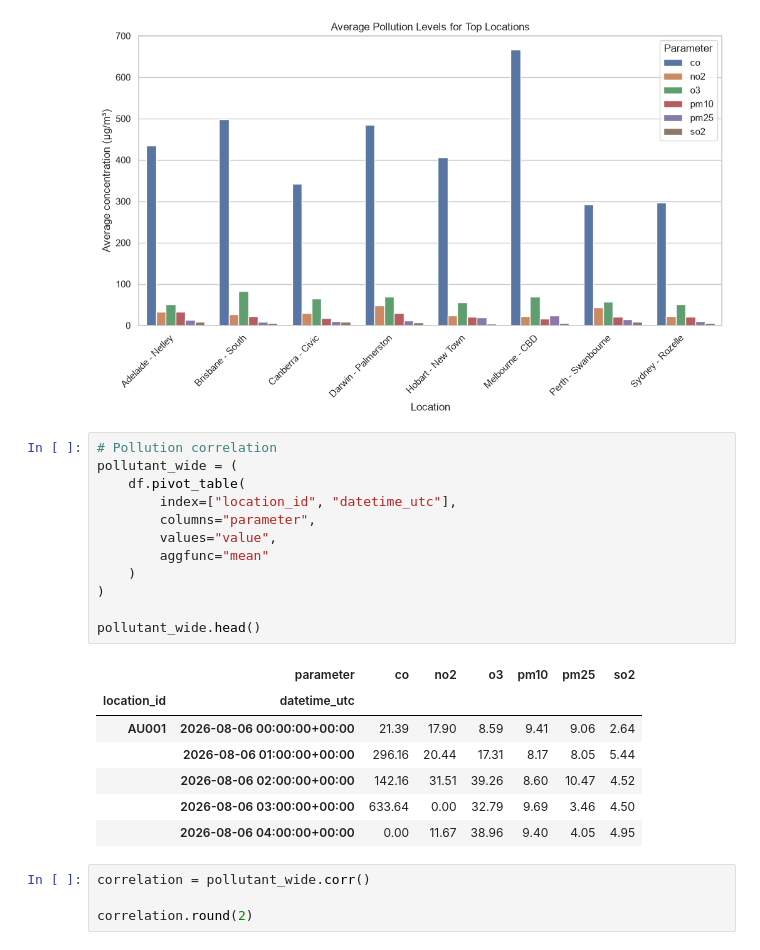
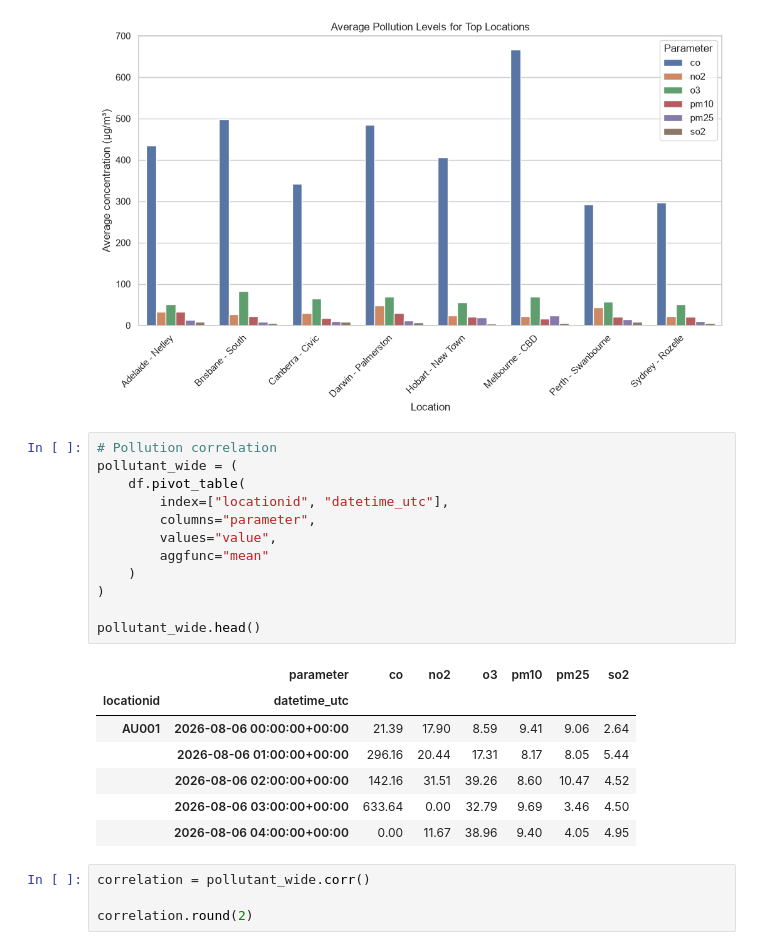
Before and after one commit to shahsandesh30/DataGuard, a Jupyter notebook: notebooks/layer2/silver_data_eda.ipynb, the cells around one changed output. Drawn from its saved outputs; the diff is of its cells as text.

Commit message:
fix: location id name consistent with aws

```diff
--- a/notebooks/layer2/silver_data_eda.ipynb
+++ b/notebooks/layer2/silver_data_eda.ipynb
@@ -633,18 +633,18 @@ plt.show()
 # %%
 # Pollution correlation
 pollutant_wide = (
     df.pivot_table(
-        index=["location_id", "datetime_utc"],
+        index=["locationid", "datetime_utc"],
         columns="parameter",
         values="value",
         aggfunc="mean"
     )
 )
 
 pollutant_wide.head()
 # %% [output]
 |  | parameter | co | no2 | o3 | pm10 | pm25 | so2 |
-| location_id | datetime_utc |  |  |  |  |  |  |
+| locationid | datetime_utc |  |  |  |  |  |  |
 | AU001 | 2026-08-06 00:00:00+00:00 | 21.39 | 17.90 | 8.59 | 9.41 | 9.06 | 2.64 |
 |  | 2026-08-06 01:00:00+00:00 | 296.16 | 20.44 | 17.31 | 8.17 | 8.05 | 5.44 |
 |  | 2026-08-06 02:00:00+00:00 | 142.16 | 31.51 | 39.26 | 8.60 | 10.47 | 4.52 |
```
Also changed, not shown: parts of 10 cells of this notebook, 32 other files.
